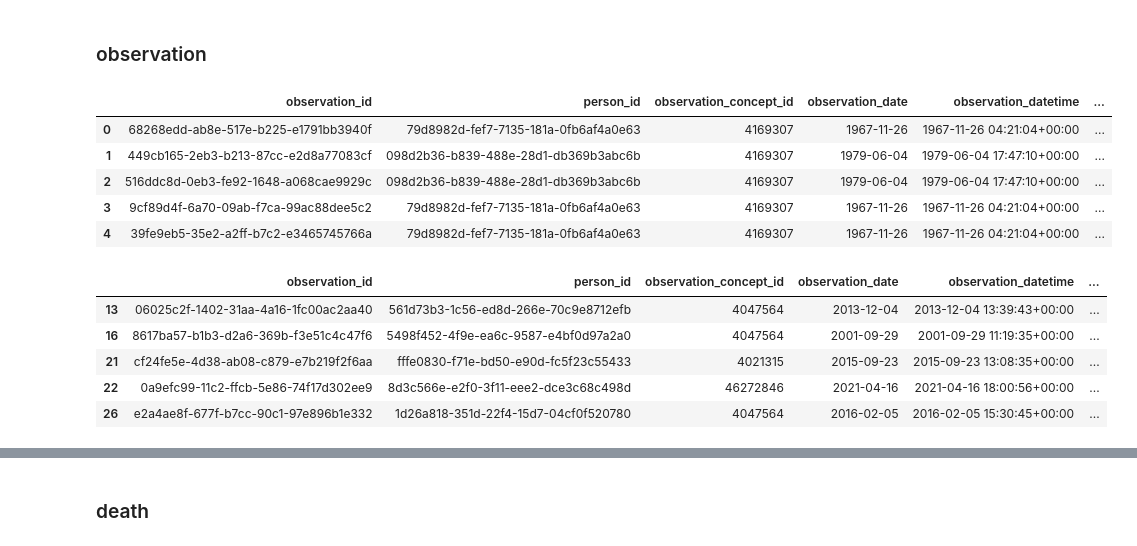
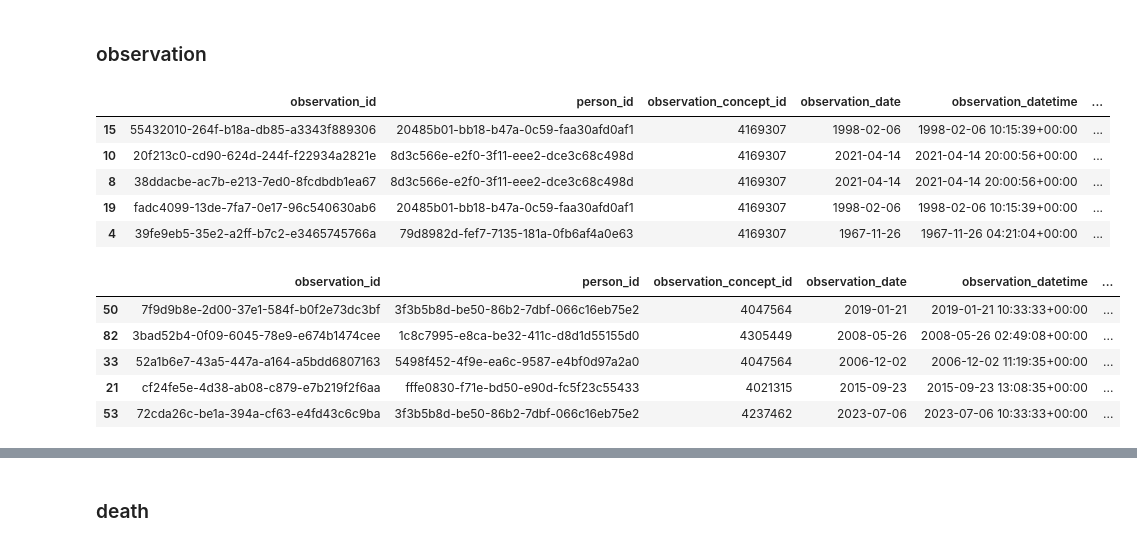
Before and after one commit to saywurdson/synthea_dw, a Jupyter notebook: omop.ipynb, the cells around one changed output, grey strips where cells are left out. Saved outputs shown, nothing was run; the diff lists cells and outputs as text; code cells hidden in the pictures.

```diff
--- a/omop.ipynb
+++ b/omop.ipynb
@@ -549,8 +1011,8 @@ with open('/workspaces/synthea_dw/data/fhir/Device.ndjson', 'r') as file:
         exposures = device_to_device_exposure(data, concept)
         device_exposures.extend(exposures)
 
-device_exposure = pd.DataFrame(device_exposures)
+device_exposure = pd.DataFrame(device_exposures).drop_duplicates()
 
-device_exposure.head()
+device_exposure.sample(5)
 # %% [output]
 |  | device_exposure_id | person_id | device_concept_id | device_exposure_start_date | device_exposure_start_datetime | ... |
@@ -627,13 +1331,13 @@ with open('/workspaces/synthea_dw/data/fhir/AllergyIntolerance.ndjson', 'r') as
 observation = pd.DataFrame(observation_rows).drop_duplicates()
 observation = observation[observation['observation_source_concept_id'] != 0]
 
-observation.head()
+observation.sample(5)
 # %% [output]
 |  | observation_id | person_id | observation_concept_id | observation_date | observation_datetime | ... |
-| 0 | 68268edd-ab8e-517e-b225-e1791bb3940f | 79d8982d-fef7-7135-181a-0fb6af4a0e63 | 4169307 | 1967-11-26 | 1967-11-26 04:21:04+00:00 | ... |
-| 1 | 449cb165-2eb3-b213-87cc-e2d8a77083cf | 098d2b36-b839-488e-28d1-db369b3abc6b | 4169307 | 1979-06-04 | 1979-06-04 17:47:10+00:00 | ... |
-| 2 | 516ddc8d-0eb3-fe92-1648-a068cae9929c | 098d2b36-b839-488e-28d1-db369b3abc6b | 4169307 | 1979-06-04 | 1979-06-04 17:47:10+00:00 | ... |
-| 3 | 9cf89d4f-6a70-09ab-f7ca-99ac88dee5c2 | 79d8982d-fef7-7135-181a-0fb6af4a0e63 | 4169307 | 1967-11-26 | 1967-11-26 04:21:04+00:00 | ... |
+| 15 | 55432010-264f-b18a-db85-a3343f889306 | 20485b01-bb18-b47a-0c59-faa30afd0af1 | 4169307 | 1998-02-06 | 1998-02-06 10:15:39+00:00 | ... |
+| 10 | 20f213c0-cd90-624d-244f-f22934a2821e | 8d3c566e-e2f0-3f11-eee2-dce3c68c498d | 4169307 | 2021-04-14 | 2021-04-14 20:00:56+00:00 | ... |
+| 8 | 38ddacbe-ac7b-e213-7ed0-8fcdbdb1ea67 | 8d3c566e-e2f0-3f11-eee2-dce3c68c498d | 4169307 | 2021-04-14 | 2021-04-14 20:00:56+00:00 | ... |
+| 19 | fadc4099-13de-7fa7-0e17-96c540630ab6 | 20485b01-bb18-b47a-0c59-faa30afd0af1 | 4169307 | 1998-02-06 | 1998-02-06 10:15:39+00:00 | ... |
 | 4 | 39fe9eb5-35e2-a2ff-b7c2-e3465745766a | 79d8982d-fef7-7135-181a-0fb6af4a0e63 | 4169307 | 1967-11-26 | 1967-11-26 04:21:04+00:00 | ... |
 # %%
 def carePlan_to_observation(data, concept):
@@ -667,39 +1371,39 @@ def carePlan_to_observation(data, concept):
                     'observation_source_value': coding['code'],
                     'observation_source_concept_id': find_concept_id(
                         concept,
                         concept_codes=[coding['code']],
                         vocabulary_ids=['SNOMED'],
                         domain_ids=['Observation']
                     ),
                     'qualifier_source_value': None,
                     'value_source_value': None,
                     'observation_event_id': data['id'],
                     'obs_event_field_concept_id': None
                 }
                 observation_rows.append(observation)
 
     return observation_rows
 
 observation_rows = []
 
 with open('/workspaces/synthea_dw/data/fhir/CarePlan.ndjson', 'r') as file:
     for line in file:
         data = json.loads(line)
         observations = carePlan_to_observation(data, concept)
         if observations:
             observation_rows.extend(observations)
 
 observation = pd.DataFrame(observation_rows).drop_duplicates()
 observation = observation[observation['observation_source_concept_id'] != 0]
 
-observation.head()
+observation.sample(5)
 # %% [output]
 |  | observation_id | person_id | observation_concept_id | observation_date | observation_datetime | ... |
-| 13 | 06025c2f-1402-31aa-4a16-1fc00ac2aa40 | 561d73b3-1c56-ed8d-266e-70c9e8712efb | 4047564 | 2013-12-04 | 2013-12-04 13:39:43+00:00 | ... |
-| 16 | 8617ba57-b1b3-d2a6-369b-f3e51c4c47f6 | 5498f452-4f9e-ea6c-9587-e4bf0d97a2a0 | 4047564 | 2001-09-29 | 2001-09-29 11:19:35+00:00 | ... |
+| 50 | 7f9d9b8e-2d00-37e1-584f-b0f2e73dc3bf | 3f3b5b8d-be50-86b2-7dbf-066c16eb75e2 | 4047564 | 2019-01-21 | 2019-01-21 10:33:33+00:00 | ... |
+| 82 | 3bad52b4-0f09-6045-78e9-e674b1474cee | 1c8c7995-e8ca-be32-411c-d8d1d55155d0 | 4305449 | 2008-05-26 | 2008-05-26 02:49:08+00:00 | ... |
+| 33 | 52a1b6e7-43a5-447a-a164-a5bdd6807163 | 5498f452-4f9e-ea6c-9587-e4bf0d97a2a0 | 4047564 | 2006-12-02 | 2006-12-02 11:19:35+00:00 | ... |
 | 21 | cf24fe5e-4d38-ab08-c879-e7b219f2f6aa | fffe0830-f71e-bd50-e90d-fc5f23c55433 | 4021315 | 2015-09-23 | 2015-09-23 13:08:35+00:00 | ... |
-| 22 | 0a9efc99-11c2-ffcb-5e86-74f17d302ee9 | 8d3c566e-e2f0-3f11-eee2-dce3c68c498d | 46272846 | 2021-04-16 | 2021-04-16 18:00:56+00:00 | ... |
-| 26 | e2a4ae8f-677f-b7cc-90c1-97e896b1e332 | 1d26a818-351d-22f4-15d7-04cf0f520780 | 4047564 | 2016-02-05 | 2016-02-05 15:30:45+00:00 | ... |
+| 53 | 72cda26c-be1a-394a-cf63-e4fd43c6c9ba | 3f3b5b8d-be50-86b2-7dbf-066c16eb75e2 | 4237462 | 2023-07-06 | 2023-07-06 10:33:33+00:00 | ... |
 # %%
 def claim_to_observation(data, concept):
     observation_rows = []
```
Also changed, not shown: parts of 32 cells of this notebook, 2 other files.
